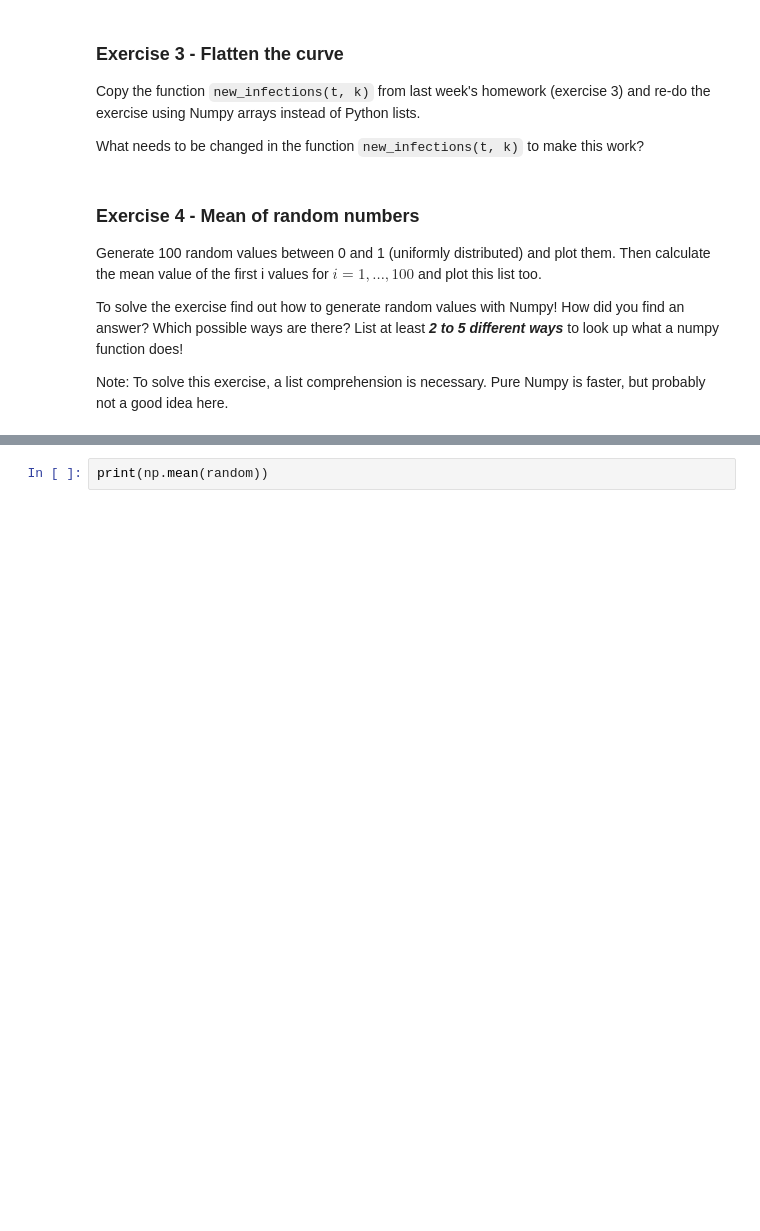
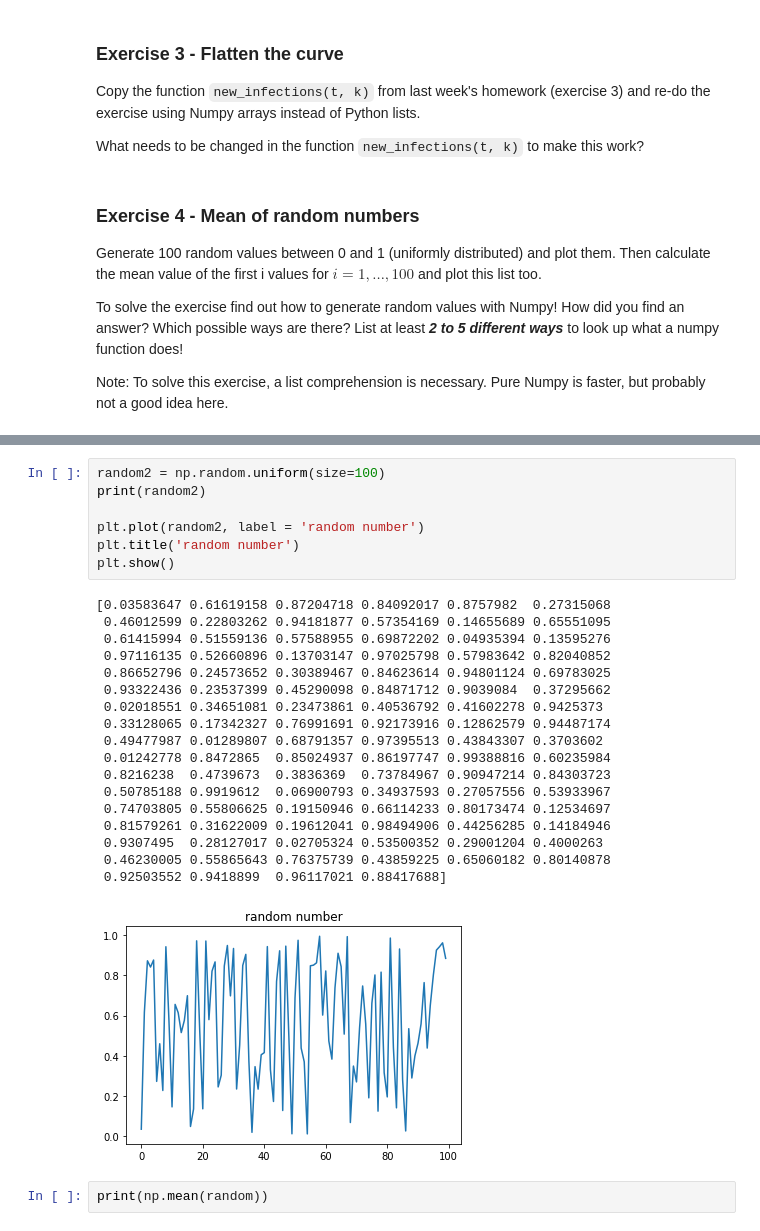
Before and after one commit to Bokubst/homework-scientific-computing, a Jupyter notebook: homework04-python-scientific-ecosystem/Homework 4-Vibol SAN.ipynb, the cells around one changed output, grey strips where cells are left out. Cells and saved outputs as stored; diff of their text form; blank space fills up the shorter version.

```diff
--- a/homework04-python-scientific-ecosystem/Homework 4-Vibol SAN.ipynb
+++ b/homework04-python-scientific-ecosystem/Homework 4-Vibol SAN.ipynb
@@ -130,2 +155,28 @@ plt.show()
+# %%
+random2 = np.random.uniform(size=100)
+print(random2)
+
+plt.plot(random2, label = 'random number')
+plt.title('random number')
+plt.show()
+# %% [output]
+[0.03583647 0.61619158 0.87204718 0.84092017 0.8757982  0.27315068
+ 0.46012599 0.22803262 0.94181877 0.57354169 0.14655689 0.65551095
+ 0.61415994 0.51559136 0.57588955 0.69872202 0.04935394 0.13595276
+ 0.97116135 0.52660896 0.13703147 0.97025798 0.57983642 0.82040852
+ 0.86652796 0.24573652 0.30389467 0.84623614 0.94801124 0.69783025
+ 0.93322436 0.23537399 0.45290098 0.84871712 0.9039084  0.37295662
+ 0.02018551 0.34651081 0.23473861 0.40536792 0.41602278 0.9425373
+ 0.33128065 0.17342327 0.76991691 0.92173916 0.12862579 0.94487174
+ 0.49477987 0.01289807 0.68791357 0.97395513 0.43843307 0.3703602
+ 0.01242778 0.8472865  0.85024937 0.86197747 0.99388816 0.60235984
+ 0.8216238  0.4739673  0.3836369  0.73784967 0.90947214 0.84303723
+ 0.50785188 0.9919612  0.06900793 0.34937593 0.27057556 0.53933967
+ 0.74703805 0.55806625 0.19150946 0.66114233 0.80173474 0.12534697
+ 0.81579261 0.31622009 0.19612041 0.98494906 0.44256285 0.14184946
+ 0.9307495  0.28127017 0.02705324 0.53500352 0.29001204 0.4000263
+ 0.46230005 0.55865643 0.76375739 0.43859225 0.65060182 0.80140878
+ 0.92503552 0.9418899  0.96117021 0.88417688]
+[figure, added]
 # %%
 print(np.mean(random))
```
Also changed, not shown: parts of 2 cells of this notebook.
